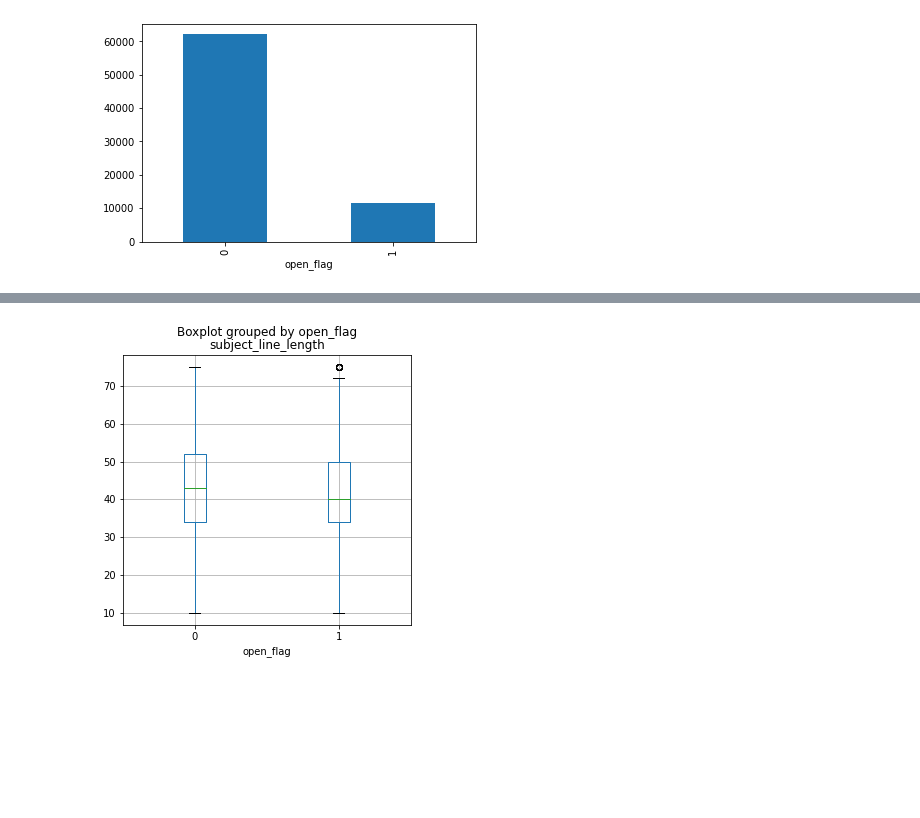
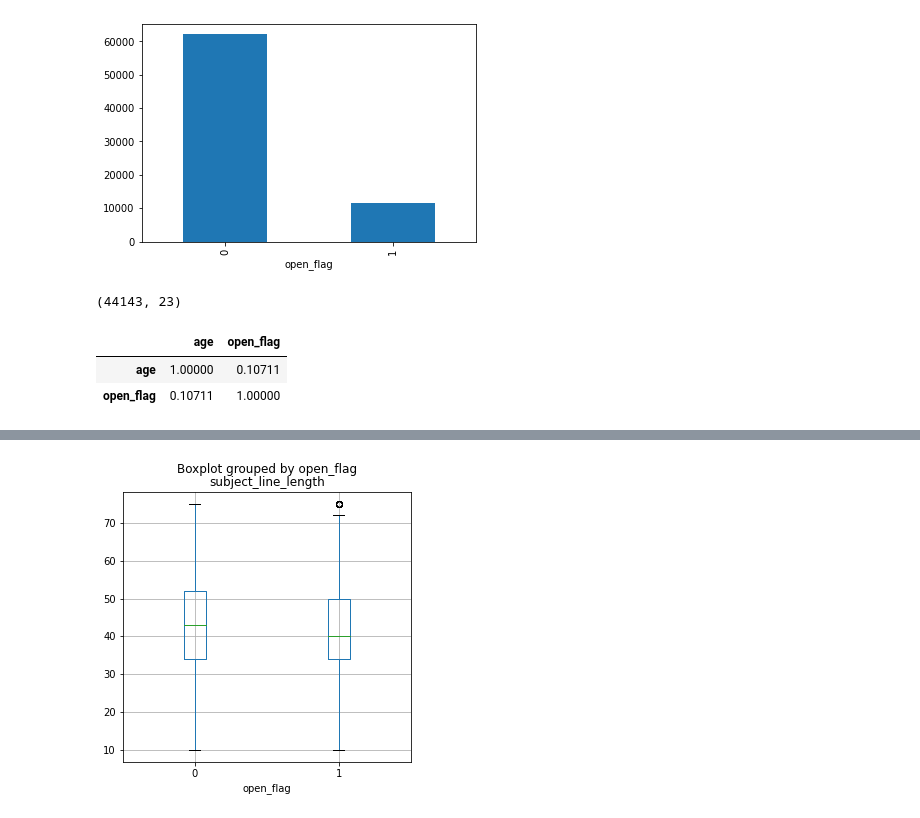
Before and after one commit to helmiriawan/code-league-marketing-analytics, a Jupyter notebook: data-understanding.ipynb, the cells around one changed output, grey strips where cells are left out. Drawn from its saved outputs; the diff is of its cells as text; code cells hidden in the pictures; blank space fills up the shorter version.

```diff
--- a/data-understanding.ipynb
+++ b/data-understanding.ipynb
@@ -125,0 +167,14 @@ test_data = pd.merge(test_data, user_data, on='user_id', how='inner')
+# %%
+# Filter data based on age information
+age_data = training_data[training_data.age.notnull()]
+age_data = age_data[(age_data.age >= 17) & (age_data.age <= 60)]
+age_data.shape
+# %% [output]
+(44143, 23)
+# %%
+# Perform correlation analysis between age and target variable
+age_data.loc[:, ['age', 'open_flag']].corr()
+# %% [output]
+|  | age | open_flag |
+| age | 1.00000 | 0.10711 |
+| open_flag | 0.10711 | 1.00000 |
```
Also changed, not shown: parts of 10 cells of this notebook.
